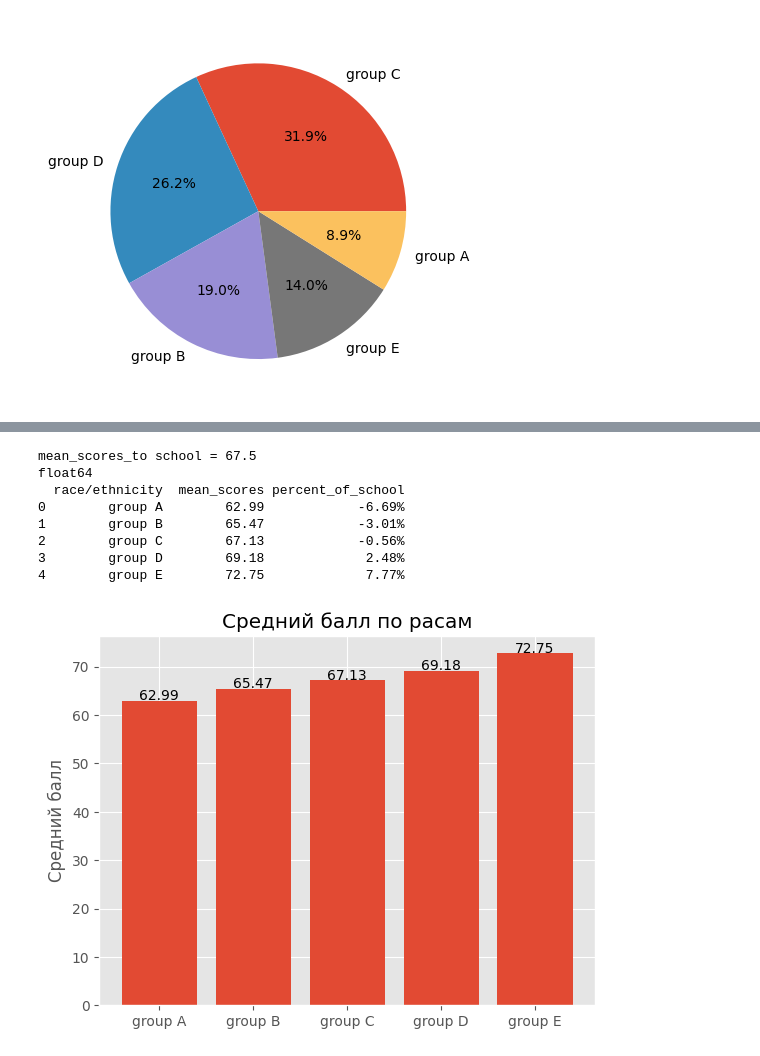
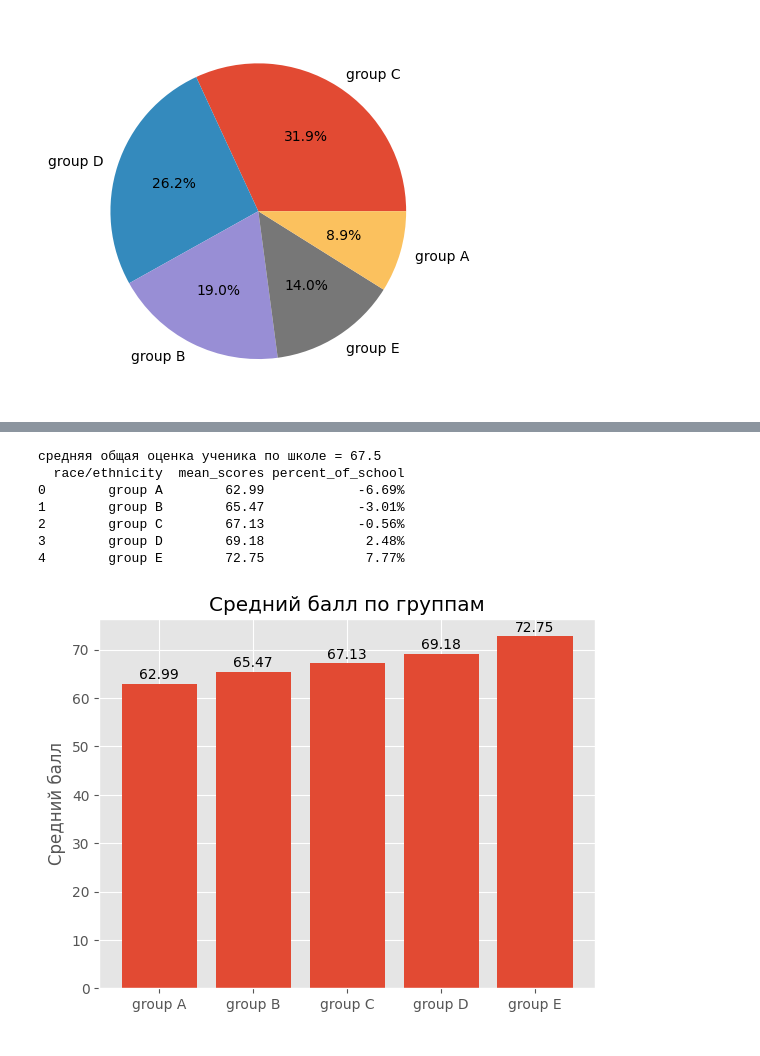
Before and after one commit to AntonLihtar/python_starter, a Jupyter notebook: padas_data1/main.ipynb, the cells around one changed output, grey strips where cells are left out. Saved outputs shown, nothing was run; the diff lists cells and outputs as text; code cells hidden in the pictures.

```diff
--- a/padas_data1/main.ipynb
+++ b/padas_data1/main.ipynb
@@ -95,12 +82,9 @@ gender_ser = students_df['gender']
 ob_values = gender_ser.value_counts()
 print(ob_values)
 
-categories = ob_values.index
-values = ob_values.values
-
-plt.bar(categories, values)
-for i, v in enumerate(values):
-    plt.text(i, v + 0.2, str(v), ha='center')
+plt.bar(ob_values.index, ob_values.values)
+for i, v in enumerate(ob_values.values):
+    plt.text(i, v + 5, str(v), ha='center')
 plt.title('количество мальчиков / девочек')
 plt.show()
 # %% [output]
@@ -148,5 +116,5 @@ students_df
 # %%
-#средний общий бал по больнице и у каждой рассы
+#Различия в среднем балле по всем предметам между этническими группами
 
 # Средние баллы по расам
 mean_scores_table = students_df.groupby('race/ethnicity').agg(
@@ -154,25 +122,23 @@ mean_scores_table = students_df.groupby('race/ethnicity').agg(
     mean_reading_score=('reading_score', 'mean'),
     mean_writing_score=('writing_score', 'mean')
 )
-# mean_scores_table.set_index('race/ethnicity', inplace=True)
-# Среднее по всем расам и предметам (средний по больнице)
-mean_scores_full = mean_scores_table.mean(axis=1).mean()
-print(f'mean_scores_to school = {mean_scores_full.round(2)}')
 
 # Среднее по расам (Series)
 mean_scores_group = mean_scores_table.mean(axis=1).round(2)
 
-# Добавляем колонку с % от среднего по больнице
+# Среднее по всем расам и предметам (средний по больнице)
+mean_scores_full = mean_scores_table.mean(axis=1).mean()
+print(f'средняя общая оценка ученика по школе = {mean_scores_full.round(2)}')
+
+# Добавляем колонку с % от среднего по школе
 mean_scores_group = mean_scores_group.reset_index(name='mean_scores')
 # print(mean_scores_group)
 
 mean_scores_group['percent_of_school'] = (mean_scores_group['mean_scores'] / mean_scores_full * 100).round(2)
-print(mean_scores_group['percent_of_school'].dtype)
 mean_scores_group['percent_of_school'] = (mean_scores_group['percent_of_school'] - 100).round(2).astype(str) + '%'
 print(mean_scores_group)
 # %% [output]
-mean_scores_to school = 67.5
-float64
+средняя общая оценка ученика по школе = 67.5
   race/ethnicity  mean_scores percent_of_school
 0        group A        62.99            -6.69%
 1        group B        65.47            -3.01%
@@ -180,14 +146,14 @@ float64
 3        group D        69.18             2.48%
 4        group E        72.75             7.77%
 # %%
- # Столбчатая диаграмма среднего по группе
+#Различия в среднем балле по всем предметам между этническими группами
 plt.bar(mean_scores_group['race/ethnicity'], mean_scores_group['mean_scores'])
 
 for i, v in enumerate(mean_scores_group['mean_scores']):
-    plt.text(i, v + 0.2, str(v), ha='center')
+    plt.text(i, v + 1, str(v), ha='center')
 
 plt.ylabel('Средний балл')
-plt.title('Средний балл по расам')
+plt.title('Средний балл по группам')
 plt.show()
 # %% [output]
-[figure, old version]
+[figure, new version]
```
Also changed, not shown: parts of 6 cells of this notebook.
